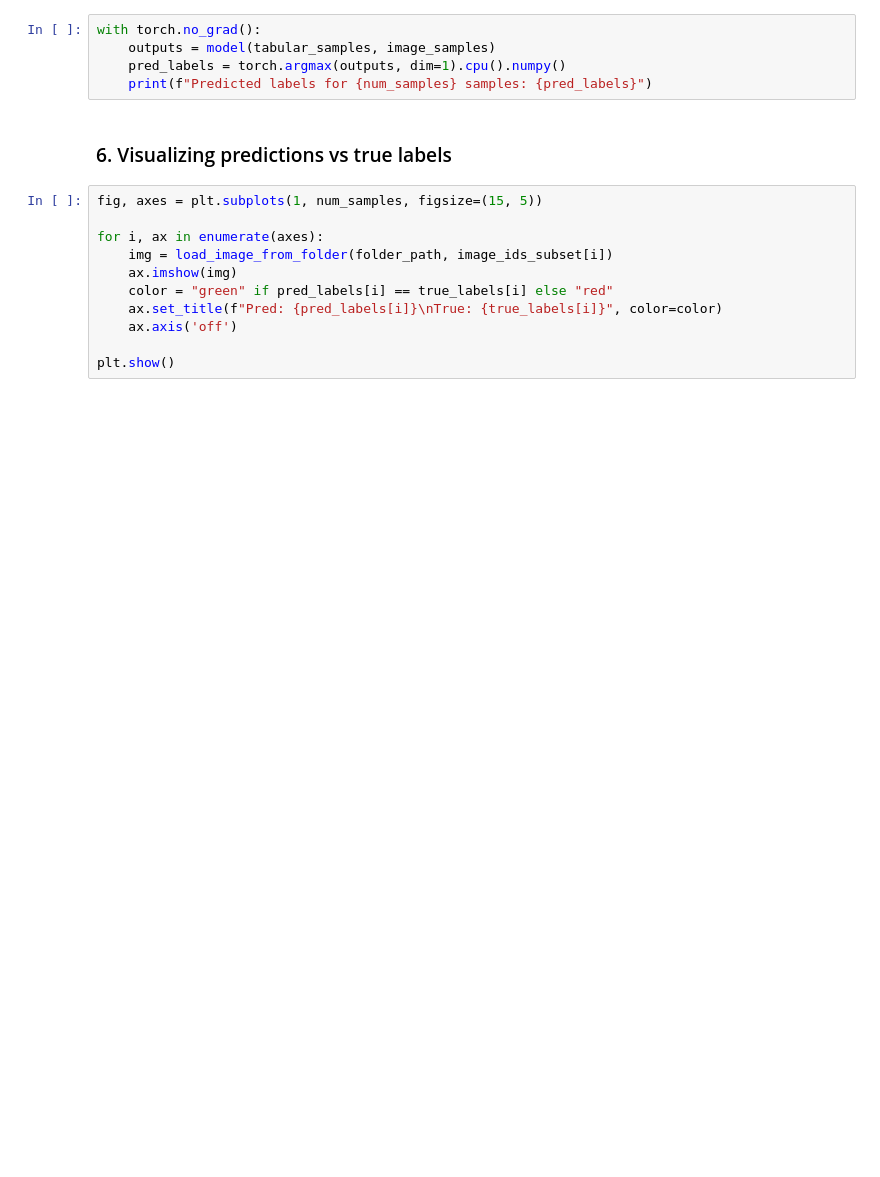
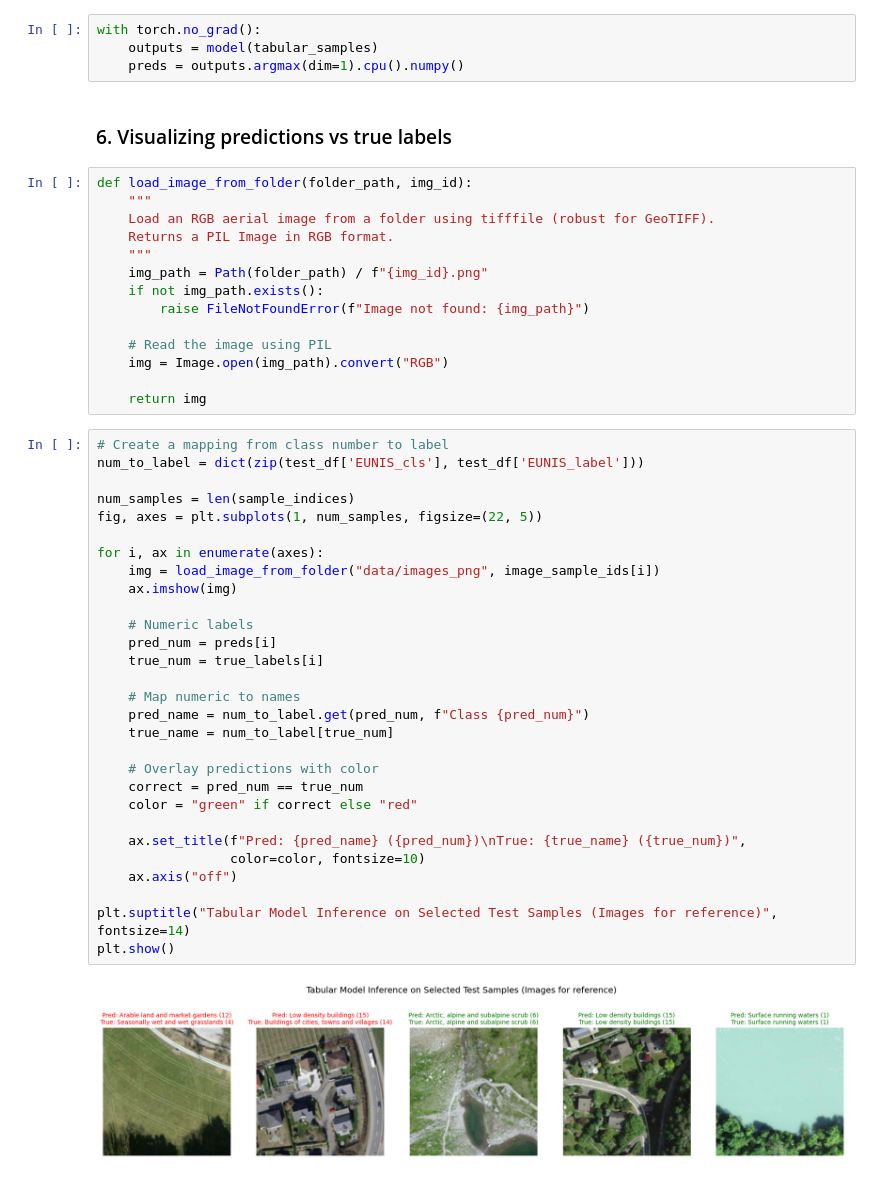
Before and after one commit to Dany263/IPEO_project, a Jupyter notebook: inference.ipynb, the cells around one changed output. Cells and saved outputs as stored; diff of their text form; blank space fills up the shorter version.

```diff
--- a/inference.ipynb
+++ b/inference.ipynb
@@ -146,19 +134,52 @@ image_samples = torch.stack(image_samples).to(device)
 ### 5. Running inference
 # %%
 with torch.no_grad():
-    outputs = model(tabular_samples, image_samples)
-    pred_labels = torch.argmax(outputs, dim=1).cpu().numpy()
-    print(f"Predicted labels for {num_samples} samples: {pred_labels}")
+    outputs = model(tabular_samples)
+    preds = outputs.argmax(dim=1).cpu().numpy()
 # %% [markdown]
 ### 6. Visualizing predictions vs true labels
+# %%
+def load_image_from_folder(folder_path, img_id):
+    """
+    Load an RGB aerial image from a folder using tifffile (robust for GeoTIFF).
+    Returns a PIL Image in RGB format.
+    """
+    img_path = Path(folder_path) / f"{img_id}.png"
+    if not img_path.exists():
+        raise FileNotFoundError(f"Image not found: {img_path}")
+
+    # Read the image using PIL
+    img = Image.open(img_path).convert("RGB")
+
+    return img
 # %%
-fig, axes = plt.subplots(1, num_samples, figsize=(15, 5))
+# Create a mapping from class number to label
+num_to_label = dict(zip(test_df['EUNIS_cls'], test_df['EUNIS_label']))
+
+num_samples = len(sample_indices)
+fig, axes = plt.subplots(1, num_samples, figsize=(22, 5))
 
 for i, ax in enumerate(axes):
-    img = load_image_from_folder(folder_path, image_ids_subset[i])
+    img = load_image_from_folder("data/images_png", image_sample_ids[i])
     ax.imshow(img)
-    color = "green" if pred_labels[i] == true_labels[i] else "red"
-    ax.set_title(f"Pred: {pred_labels[i]}\nTrue: {true_labels[i]}", color=color)
-    ax.axis('off')
 
+    # Numeric labels
+    pred_num = preds[i]
+    true_num = true_labels[i]
+
+    # Map numeric to names
+    pred_name = num_to_label.get(pred_num, f"Class {pred_num}")
+    true_name = num_to_label[true_num]
+
+    # Overlay predictions with color
+    correct = pred_num == true_num
+    color = "green" if correct else "red"
+
+    ax.set_title(f"Pred: {pred_name} ({pred_num})\nTrue: {true_name} ({true_num})",
+                 color=color, fontsize=10)
+    ax.axis("off")
+
+plt.suptitle("Tabular Model Inference on Selected Test Samples (Images for reference)", fontsize=14)
 plt.show()
+# %% [output]
+[figure, added]
```
Also changed, not shown: parts of 6 cells of this notebook, 3 other files.
